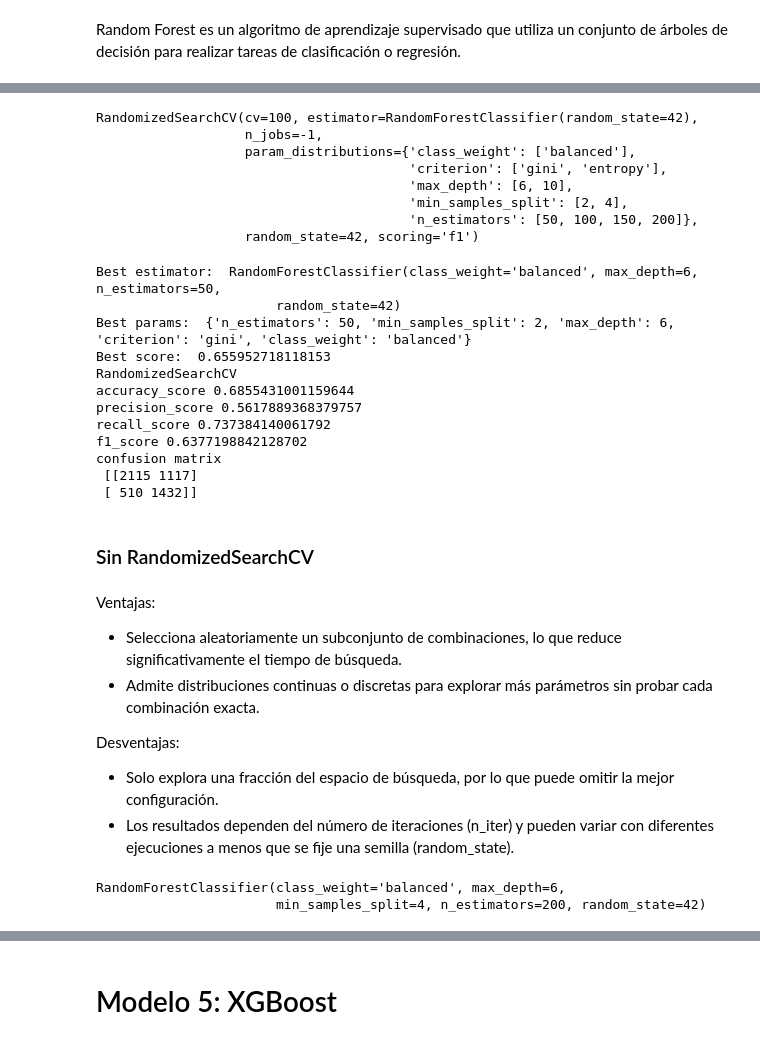
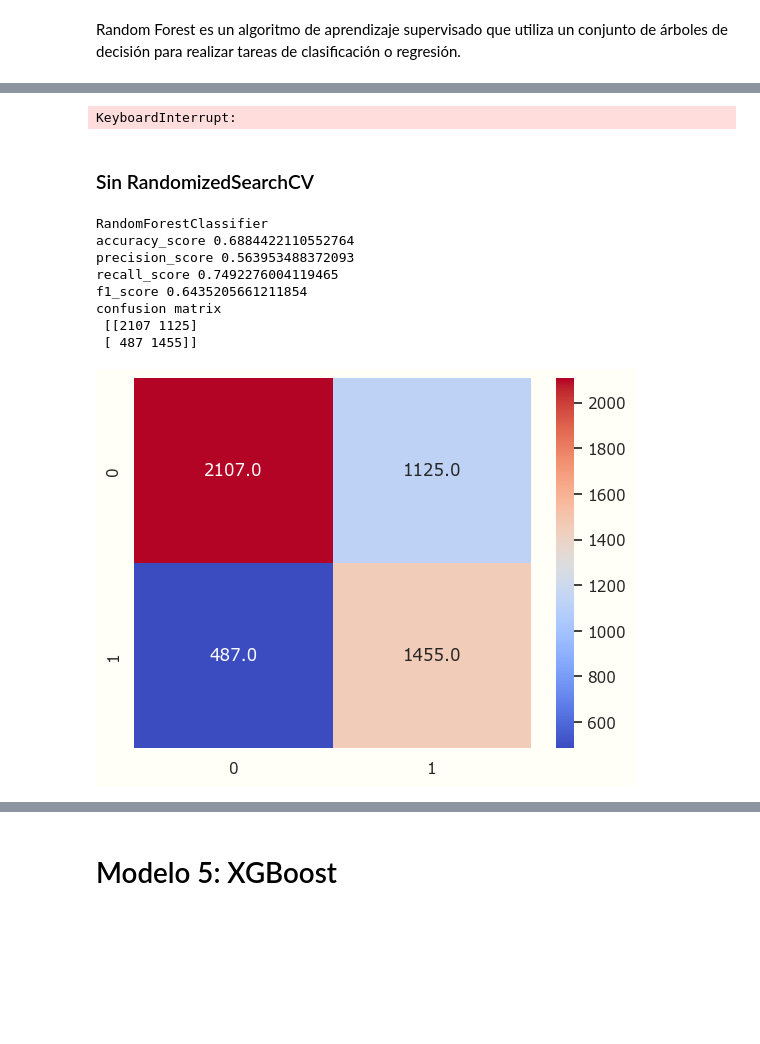
Before and after one commit to manuelfranceschi/ML_StrokePrediction, a Jupyter notebook: notebooks/03_Train_Evaluation.ipynb, the cells around one changed output, grey strips where cells are left out. Saved outputs shown, nothing was run; the diff lists cells and outputs as text; code cells hidden in the pictures; blank space fills up the shorter version.

```diff
--- a/notebooks/03_Train_Evaluation.ipynb
+++ b/notebooks/03_Train_Evaluation.ipynb
@@ -49,7 +82,7 @@ Name: proportion, dtype: float64
 # %% [markdown]
 # Funciones
 # %%
-def show_metrics(model,x_test, y_test):
+def show_metrics(model,x_test, y_test, show_matrix=False):
     if isinstance(model, GridSearchCV) or isinstance(model, RandomizedSearchCV) :
         print('Best estimator: ',model.best_estimator_)
         print('Best params: ',model.best_params_)
@@ -62,6 +95,9 @@ def show_metrics(model,x_test, y_test):
     print('recall_score', recall_score(y_test,y_pred))
     print('f1_score', f1_score(y_test,y_pred))
     print('confusion matrix \n', confusion_matrix(y_test,y_pred))
+
+    if show_matrix:
+        sns.heatmap(confusion_matrix(y_test,y_pred), annot=True, fmt=".1f", cmap="coolwarm");
 # %%
 def save_dict_metrics(model,x_test, y_test):
     y_pred = model.predict(x_test)
@@ -212,45 +220,22 @@ params = {
 
 rf_gs = RandomizedSearchCV(estimator=rf_clf, param_distributions=params, cv=100, scoring='f1', n_jobs=-1, random_state=42)
 rf_gs.fit(X_train, y_train)
+show_metrics(rf_gs, X_test, y_test)
 # %% [output]
-RandomizedSearchCV(cv=100, estimator=RandomForestClassifier(random_state=42),
-                   n_jobs=-1,
-                   param_distributions={'class_weight': ['balanced'],
-                                        'criterion': ['gini', 'entropy'],
-                                        'max_depth': [6, 10],
-                                        'min_samples_split': [2, 4],
-                                        'n_estimators': [50, 100, 150, 200]},
-                   random_state=42, scoring='f1')
+KeyboardInterrupt:
-# %%
-show_metrics(rf_gs, X_test, y_test)
-# %% [output]
-Best estimator:  RandomForestClassifier(class_weight='balanced', max_depth=6, n_estimators=50,
-                       random_state=42)
-Best params:  {'n_estimators': 50, 'min_samples_split': 2, 'max_depth': 6, 'criterion': 'gini', 'class_weight': 'balanced'}
-Best score:  0.655952718118153
-RandomizedSearchCV
-accuracy_score 0.6855431001159644
-precision_score 0.5617889368379757
-recall_score 0.737384140061792
-f1_score 0.6377198842128702
-confusion matrix
- [[2115 1117]
- [ 510 1432]]
 # %% [markdown]
 ### Sin RandomizedSearchCV
-# %% [markdown]
-Ventajas:
-
-* Selecciona aleatoriamente un subconjunto de combinaciones, lo que reduce significativamente el tiempo de búsqueda.
-* Admite distribuciones continuas o discretas para explorar más parámetros sin probar cada combinación exacta.
-
-Desventajas:
-
-* Solo explora una fracción del espacio de búsqueda, por lo que puede omitir la mejor configuración.
-* Los resultados dependen del número de iteraciones (n_iter) y pueden variar con diferentes ejecuciones a menos que se fije una semilla (random_state).
 # %%
 rf_model = RandomForestClassifier(n_estimators= 200,min_samples_split=4,max_depth=6,criterion="gini",class_weight="balanced", random_state=42)
 rf_model.fit(X_train,y_train)
+show_metrics(rf_model, X_test, y_test, show_matrix=True)
 # %% [output]
-RandomForestClassifier(class_weight='balanced', max_depth=6,
-                       min_samples_split=4, n_estimators=200, random_state=42)
+RandomForestClassifier
+accuracy_score 0.6884422110552764
+precision_score 0.563953488372093
+recall_score 0.7492276004119465
+f1_score 0.6435205661211854
+confusion matrix
+ [[2107 1125]
+ [ 487 1455]]
+[figure, added]
```
Also changed, not shown: parts of 48 cells of this notebook, 9 other files.
